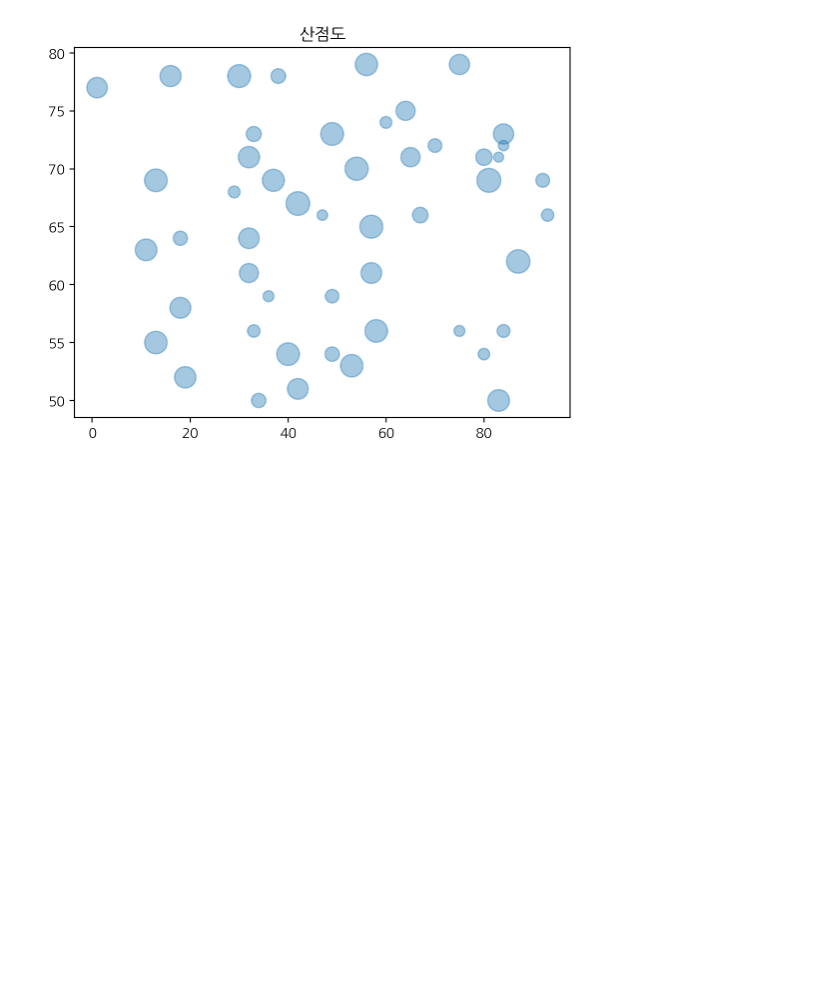
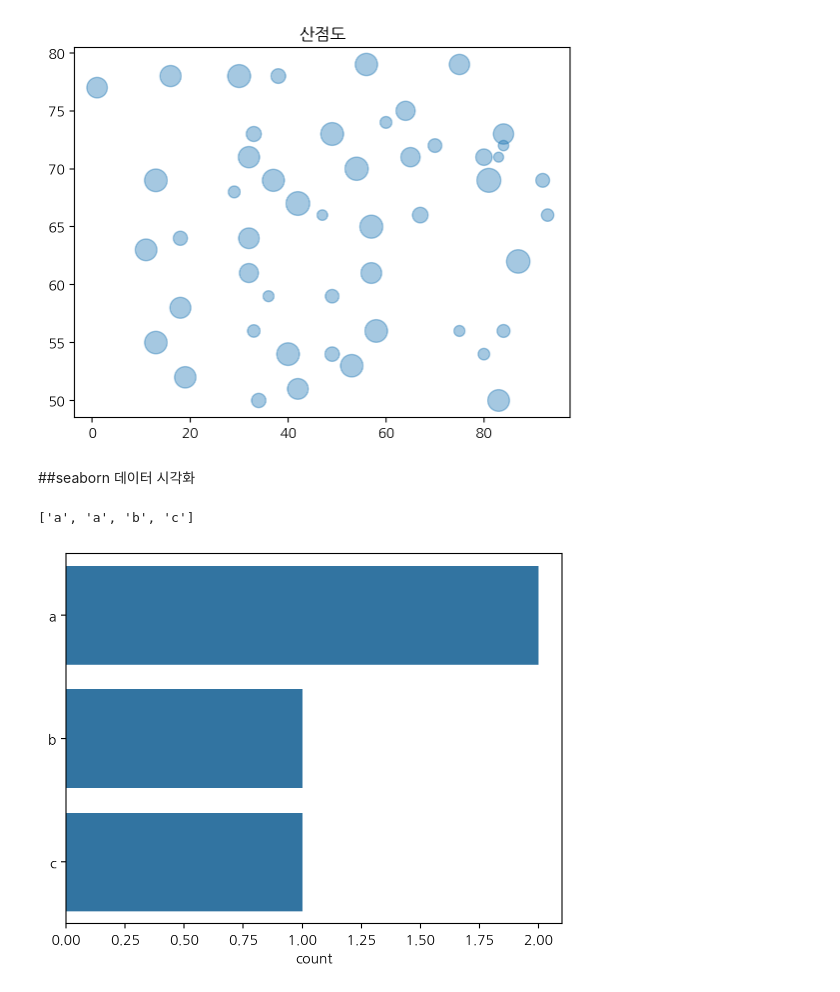
Before and after one commit to byeol0211/2023-A-DA, a Jupyter notebook: inclass/01w_0312_tue_bigdata_basic.ipynb, the cells around one changed output. Saved outputs shown, nothing was run; the diff lists cells and outputs as text; code cells hidden in the pictures; blank space fills up the shorter version.

```diff
--- a/inclass/01w_0312_tue_bigdata_basic.ipynb
+++ b/inclass/01w_0312_tue_bigdata_basic.ipynb
@@ -80,3 +80,15 @@ plt.scatter(x,y, s=s, alpha=.4)
 plt.title('산점도');
 # %% [output]
 [figure]
+# %% [markdown]
+##seaborn 데이터 시각화
+# %%
+var = ['a','a','b','c']
+var
+# %% [output]
+['a', 'a', 'b', 'c']
+# %%
+import seaborn as sns
+sns.countplot(var);
+# %% [output]
+[figure, added]
```
Also changed, not shown: parts of 4 cells of this notebook.
